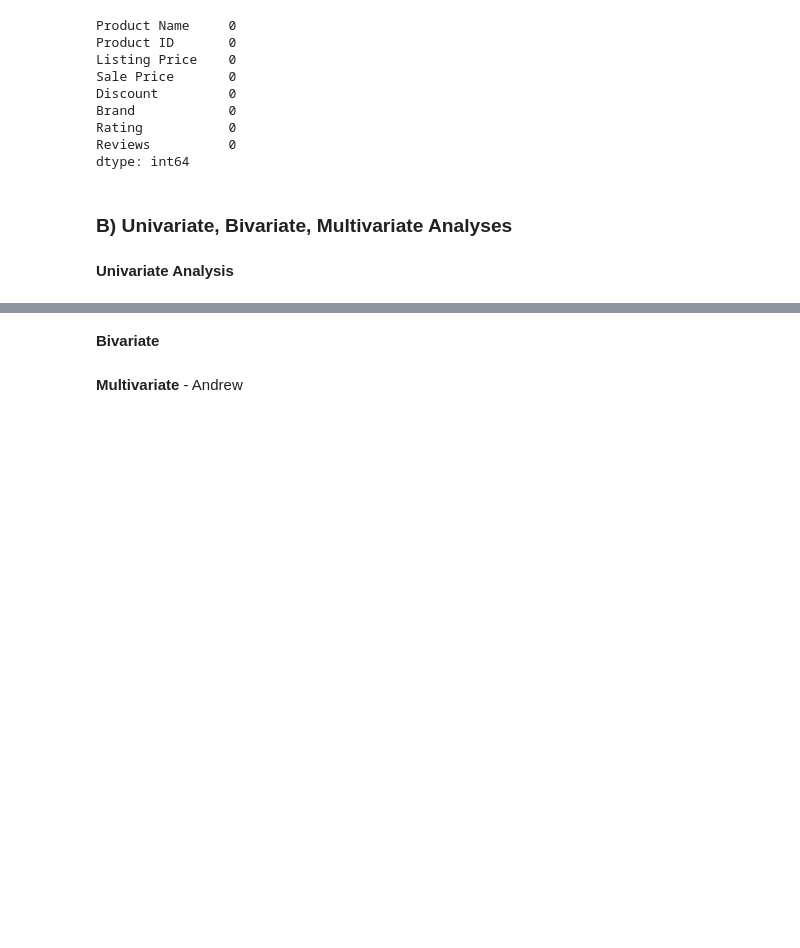
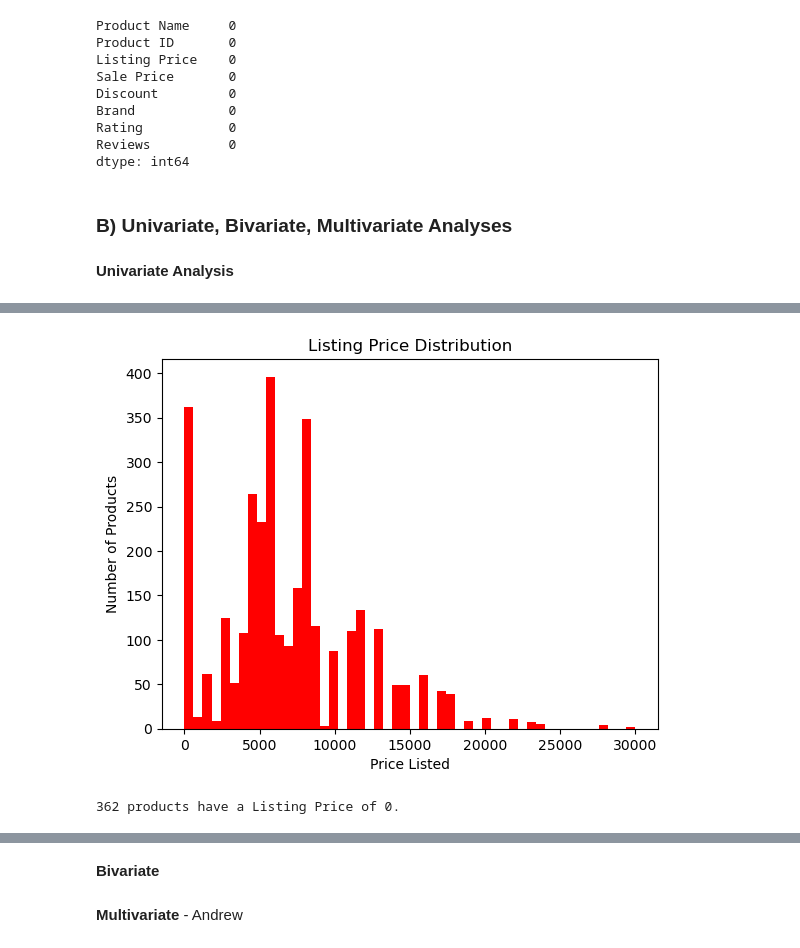
Before and after one commit to apbadzioch/DataSci_FA24, a Jupyter notebook: Mid_Term/GroupMidterm.ipynb, the cells around one changed output, grey strips where cells are left out. Saved outputs shown, nothing was run; the diff lists cells and outputs as text; code cells hidden in the pictures; blank space fills up the shorter version.

```diff
--- a/Mid_Term/GroupMidterm.ipynb
+++ b/Mid_Term/GroupMidterm.ipynb
@@ -175,0 +213,17 @@ dtype: int64
+# %%
+# 7. let's check out the distribution of the variable 'Listing Price'
+listing_price = sneakers['Listing Price']
+plt.hist(listing_price, bins=50, color='red')
+
+# adding a title and axis labels
+plt.title("Listing Price Distribution")
+plt.xlabel("Price Listed")
+plt.ylabel("Number of Products");
+# %% [output]
+[figure, added]
+# %%
+# let's check how many products are listed with a zero value
+zero_price = (listing_price == 0).sum()
+print(zero_price, 'products have a Listing Price of 0.')
+# %% [output]
+362 products have a Listing Price of 0.
```
Also changed, not shown: parts of 9 cells of this notebook.
